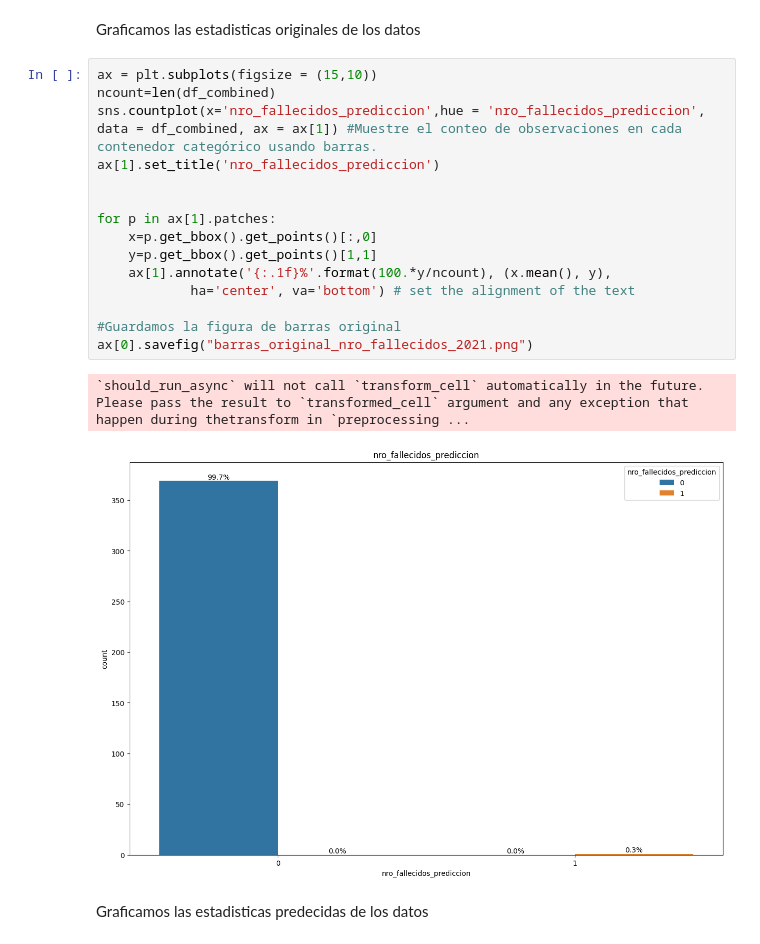
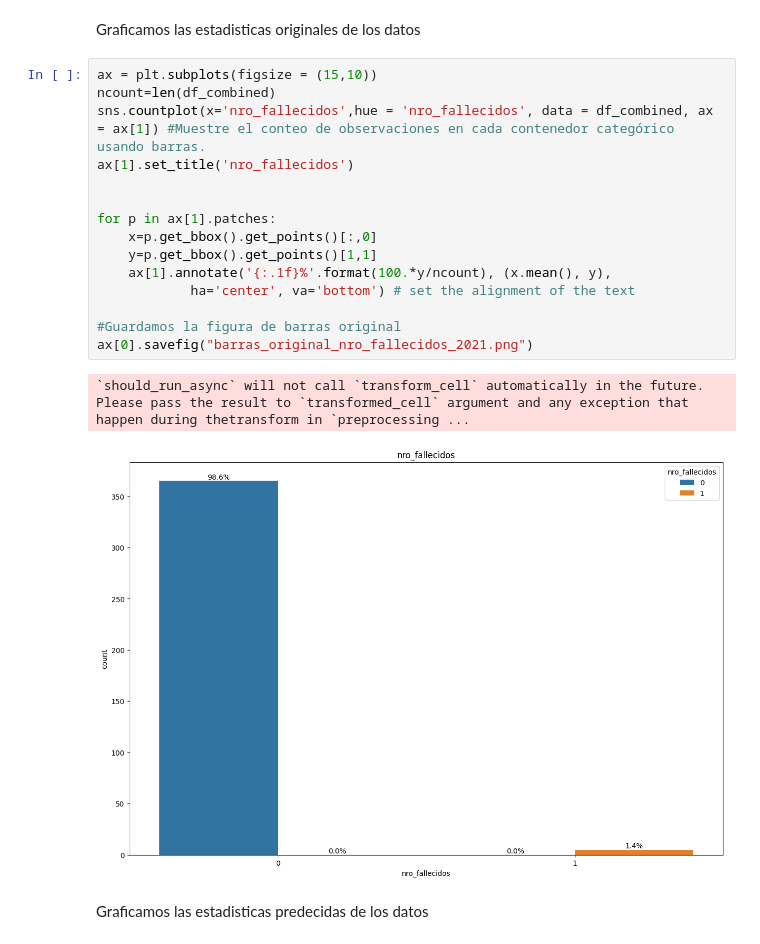
Before and after one commit to Orixstranger/DataMining_Accidentes_Transito_Canton_Loja, a Jupyter notebook: Python/pruebas colab 2021/modelo_NRO_FALLECIDOS_Weka_python_Calles_accidentes_2021.ipynb, the cells around one changed output. Drawn from its saved outputs; the diff is of its cells as text.

```diff
--- a/Python/pruebas colab 2021/modelo_NRO_FALLECIDOS_Weka_python_Calles_accidentes_2021.ipynb
+++ b/Python/pruebas colab 2021/modelo_NRO_FALLECIDOS_Weka_python_Calles_accidentes_2021.ipynb
@@ -479,21 +479,21 @@ Graficamos las estadisticas originales de los datos
 # %%
 ax = plt.subplots(figsize = (15,10))
 ncount=len(df_combined)
-sns.countplot(x='nro_fallecidos_prediccion',hue = 'nro_fallecidos_prediccion', data = df_combined, ax = ax[1]) #Muestre el conteo de observaciones en cada contenedor categórico usando barras.
-ax[1].set_title('nro_fallecidos_prediccion')
+sns.countplot(x='nro_fallecidos',hue = 'nro_fallecidos', data = df_combined, ax = ax[1]) #Muestre el conteo de observaciones en cada contenedor categórico usando barras.
+ax[1].set_title('nro_fallecidos')
 
 
 for p in ax[1].patches:
     x=p.get_bbox().get_points()[:,0]
     y=p.get_bbox().get_points()[1,1]
     ax[1].annotate('{:.1f}%'.format(100.*y/ncount), (x.mean(), y),
             ha='center', va='bottom') # set the alignment of the text
 
 #Guardamos la figura de barras original
 ax[0].savefig("barras_original_nro_fallecidos_2021.png")
 # %% [output]
 `should_run_async` will not call `transform_cell` automatically in the future. Please pass the result to `transformed_cell` argument and any exception that happen during thetransform in `preprocessing ...
-[figure, old version]
+[figure, new version]
 # %% [markdown]
 Graficamos las estadisticas predecidas de los datos
 # %%
```
Also changed, not shown: parts of 7 cells of this notebook, 1 other file.
